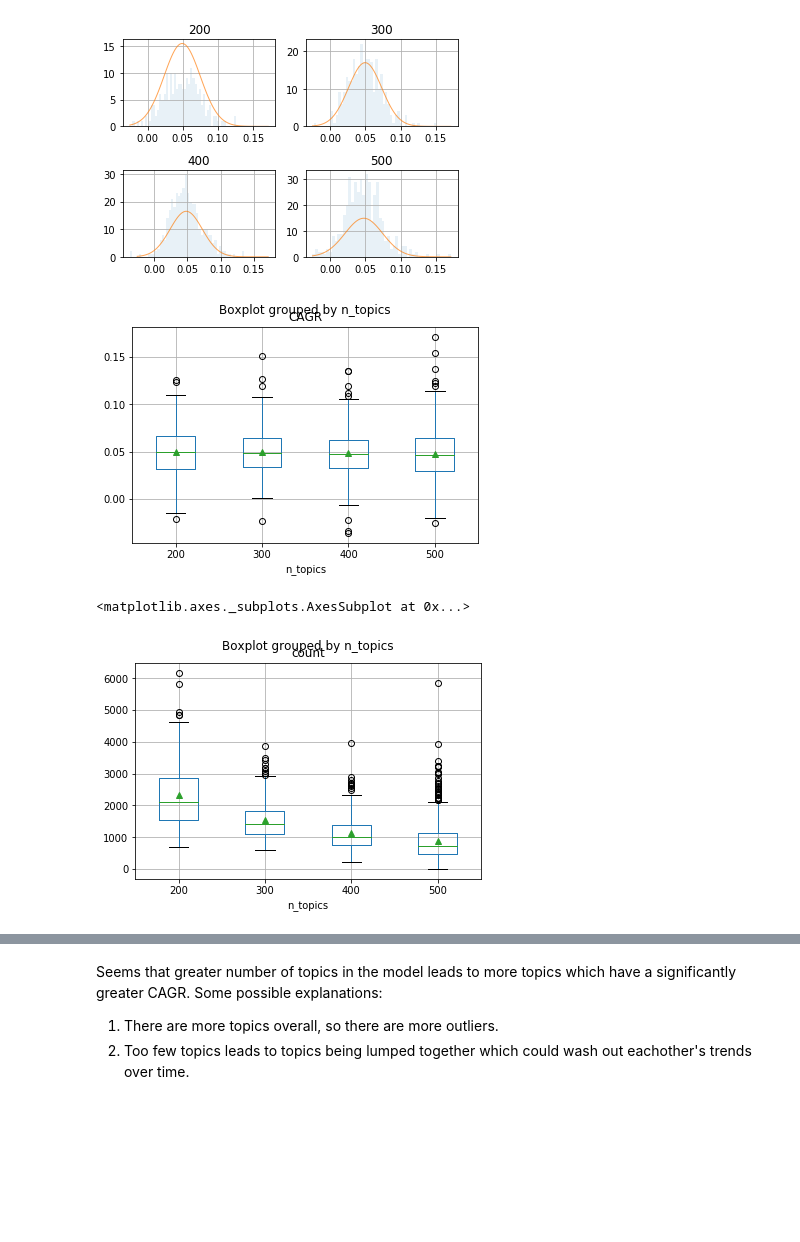
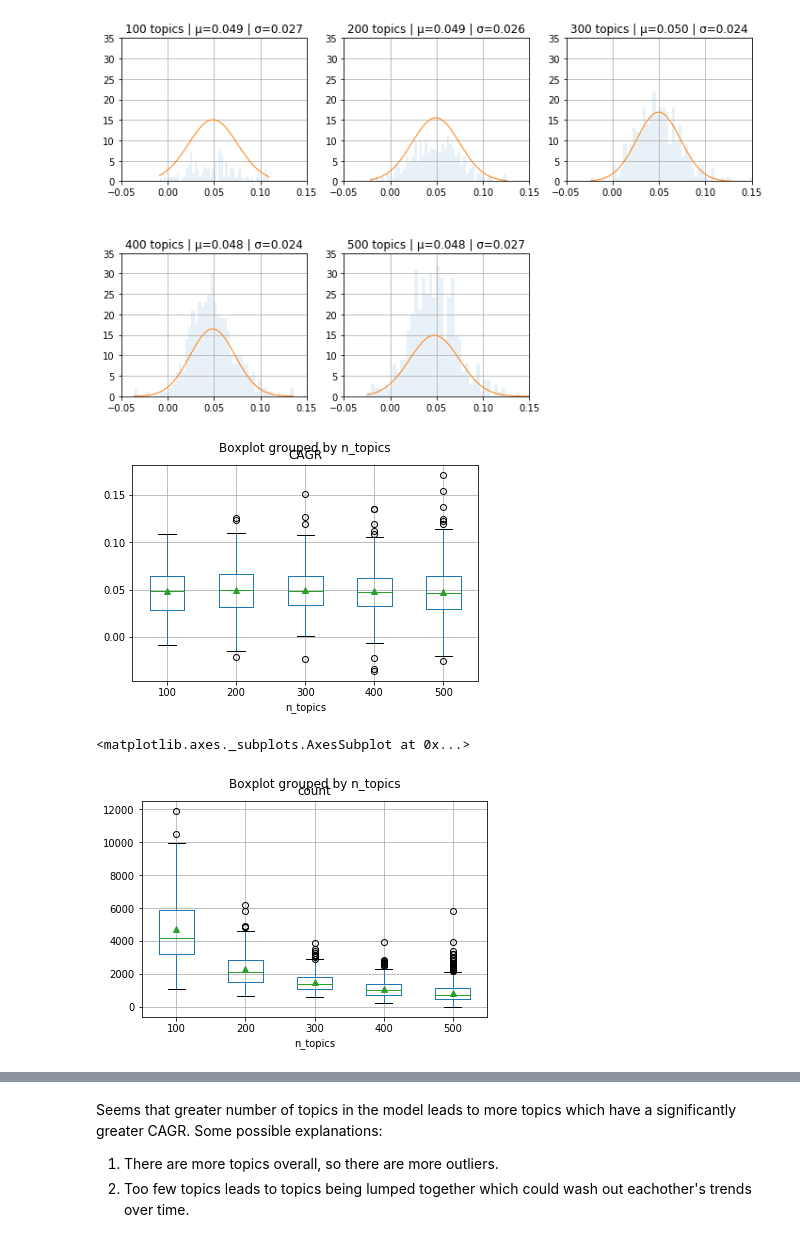
Before and after one commit to abuonomo/topic-emergence-ADS, a Jupyter notebook: notebook/arb-alchemy-07-astro2010-inference.ipynb, the cells around one changed output, grey strips where cells are left out. Saved outputs shown, nothing was run; the diff lists cells and outputs as text; code cells hidden in the pictures; blank space fills up the shorter version.

```diff
--- a/notebook/arb-alchemy-07-astro2010-inference.ipynb
+++ b/notebook/arb-alchemy-07-astro2010-inference.ipynb
@@ -5,6 +5,7 @@ import numpy as np
 import matplotlib.pyplot as plt
 # %%
 chars_locs = {
+    100: 'http://3.90.70.101:8000/arb-blacklist-08-03-2020/topic_model100_weight_and_threshold0.05/time_series_characteristics.csv',
     200: 'http://3.90.70.101:8000/arb-blacklist-08-03-2020/topic_model200_weight_and_threshold0.05/time_series_characteristics.csv',
     300: 'http://3.90.70.101:8000/arb-blacklist-08-03-2020/topic_model300_weight_and_threshold0.05/time_series_characteristics.csv',
     400: 'http://3.90.70.101:8000/arb-blacklist-08-03-2020/topic_model400_weight_and_threshold0.05/time_series_characteristics.csv',
@@ -12,40 +13,43 @@ chars_locs = {
 }
 # %%
 agg_df = pd.DataFrame()
-# plt.figure(figsize = (12, 7))
+plt.figure(figsize = (12, 7))
 for i, (n_topics, chars_loc) in enumerate(chars_locs.items()):
 
     df = pd.read_csv(chars_loc, index_col=0)
 
     xmin = df['CAGR'].min()
     xmax = df['CAGR'].max()
     mu = df['CAGR'].mean()
     std = df['CAGR'].std()
 
-    plt.subplot(2, 2, i+1)
-    df['CAGR'].hist(alpha=0.1, bins=50)
+    plt.subplot(2, 3, i+1)
+    df['CAGR'].hist(alpha=0.1, bins=50) # this number of bins just for visuals
+    x = np.linspace(xmin, xmax, 50)
     p = norm.pdf(x, mu, std)
-    plt.plot(x, p, linewidth=1, alpha=0.7, label=n_topics)
+    plt.plot(x, p, linewidth=1)
+    plt.ylim(0, 35)
+    plt.xlim(-0.05, 0.15)
     df['n_topics'] = n_topics
     agg_df = agg_df.append(df)
-    plt.title(n_topics)
+    plt.title(f"{n_topics} topics | μ={mu:.3f} | σ={std:.3f}")
 #     plt.ylim(0, 30)
     plt.subplots_adjust(hspace=0.5)
 
 plt.show()
 # plt.legend()
 # %% [output]
-[figure, old version]
+[figure, new version]
 # %%
 agg_df.boxplot('CAGR', by='n_topics', showmeans=True)
 fig = plt.gcf()
 # %% [output]
-[figure, old version]
+[figure, new version]
 # %%
 agg_df.boxplot('count', by='n_topics', showmeans=True)
 # %% [output]
 <matplotlib.axes._subplots.AxesSubplot at 0x...>
-[figure, old version]
+[figure, new version]
 # %%
 agg_df.boxplot('coherence_score', by='n_topics', showmeans=True)
 # %% [output]
```
Also changed, not shown: parts of 2 cells of this notebook.
